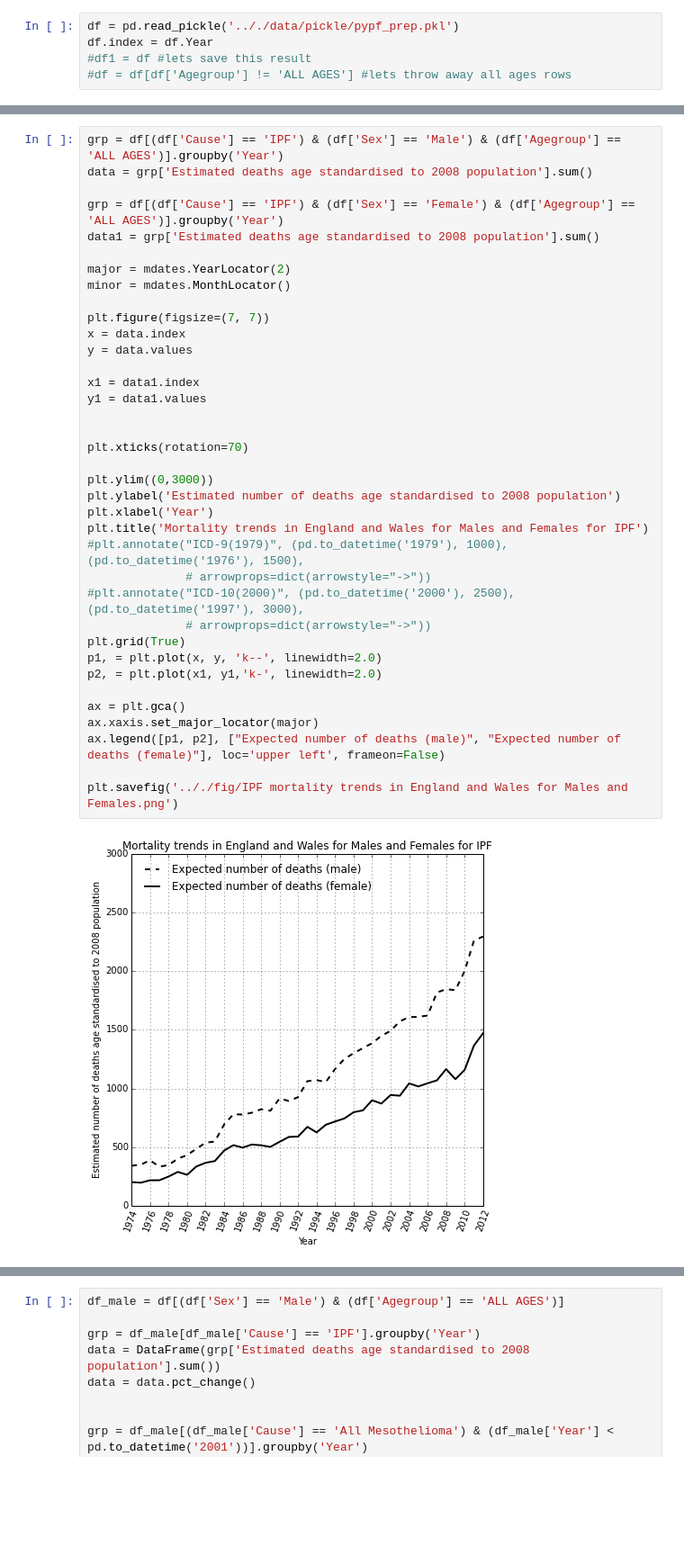
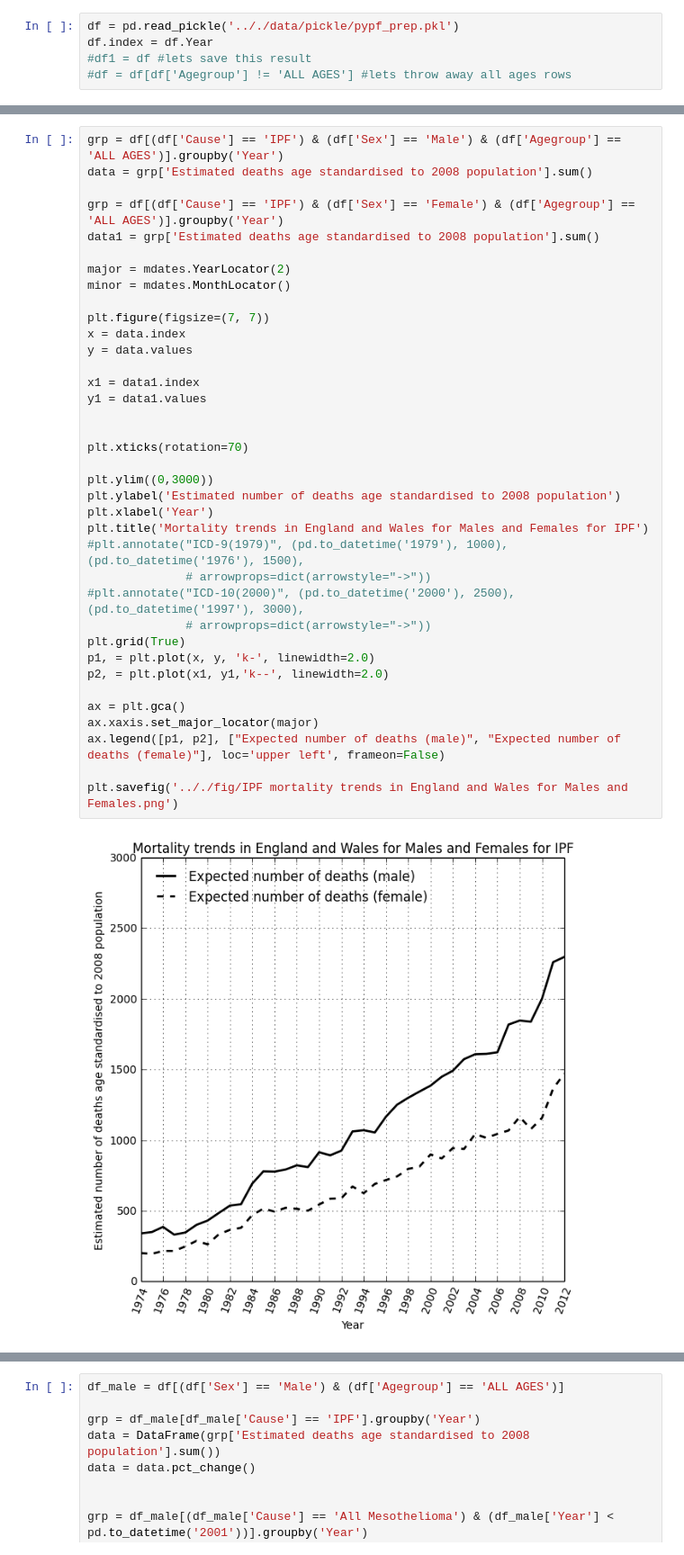
Before and after one commit to drcjar/pypf, a Jupyter notebook: notebooks/pypf_analysis.ipynb, the cells around one changed output, grey strips where cells are left out. Shown at 90% size. Cells and saved outputs as stored; diff of their text form; blank space fills up the shorter version.

```diff
--- a/notebooks/pypf_analysis.ipynb
+++ b/notebooks/pypf_analysis.ipynb
@@ -94,36 +94,36 @@ data1 = grp['Estimated deaths age standardised to 2008 population'].sum()
 
 major = mdates.YearLocator(2)
 minor = mdates.MonthLocator()
 
 plt.figure(figsize=(7, 7))
 x = data.index
 y = data.values
 
 x1 = data1.index
 y1 = data1.values
 
 
 plt.xticks(rotation=70)
 
 plt.ylim((0,3000))
 plt.ylabel('Estimated number of deaths age standardised to 2008 population')
 plt.xlabel('Year')
 plt.title('Mortality trends in England and Wales for Males and Females for IPF')
 #plt.annotate("ICD-9(1979)", (pd.to_datetime('1979'), 1000), (pd.to_datetime('1976'), 1500),
               # arrowprops=dict(arrowstyle="->"))
 #plt.annotate("ICD-10(2000)", (pd.to_datetime('2000'), 2500), (pd.to_datetime('1997'), 3000),
               # arrowprops=dict(arrowstyle="->"))
 plt.grid(True)
-p1, = plt.plot(x, y, 'k--', linewidth=2.0)
-p2, = plt.plot(x1, y1,'k-', linewidth=2.0)
+p1, = plt.plot(x, y, 'k-', linewidth=2.0)
+p2, = plt.plot(x1, y1,'k--', linewidth=2.0)
 
 ax = plt.gca()
 ax.xaxis.set_major_locator(major)
 ax.legend([p1, p2], ["Expected number of deaths (male)", "Expected number of deaths (female)"], loc='upper left', frameon=False)
 
 plt.savefig('.././fig/IPF mortality trends in England and Wales for Males and Females.png')
 # %% [output]
-[figure, old version]
+[figure, new version]
 # %%
 df_male = df[(df['Sex'] == 'Male') & (df['Agegroup'] == 'ALL AGES')]
 
```
Also changed, not shown: parts of 13 cells of this notebook, 20 other files.
